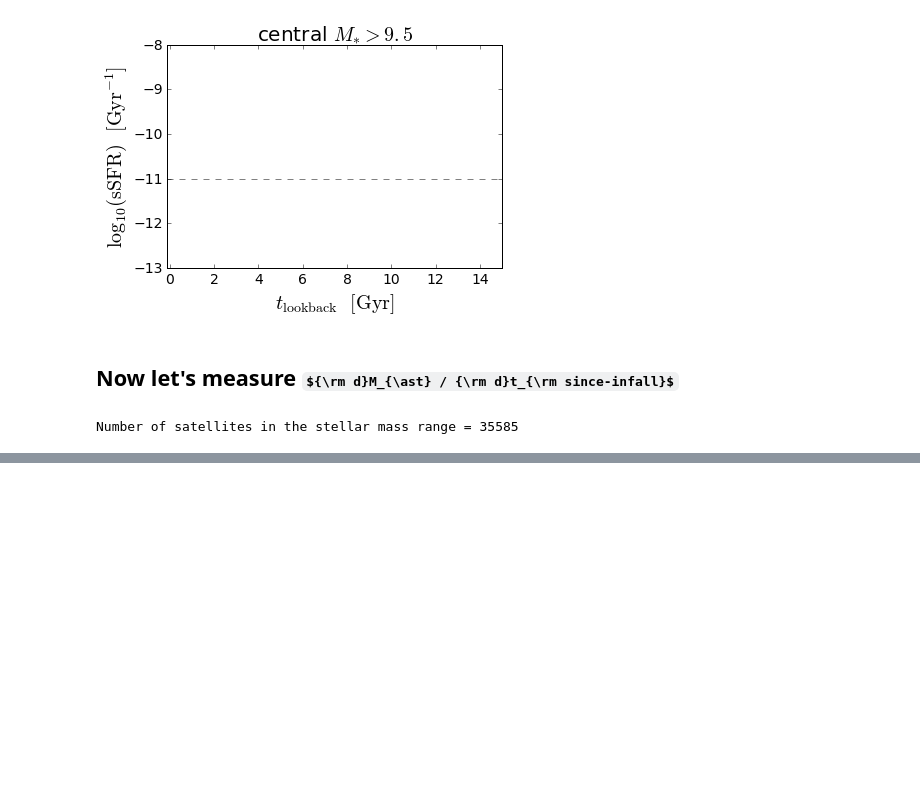
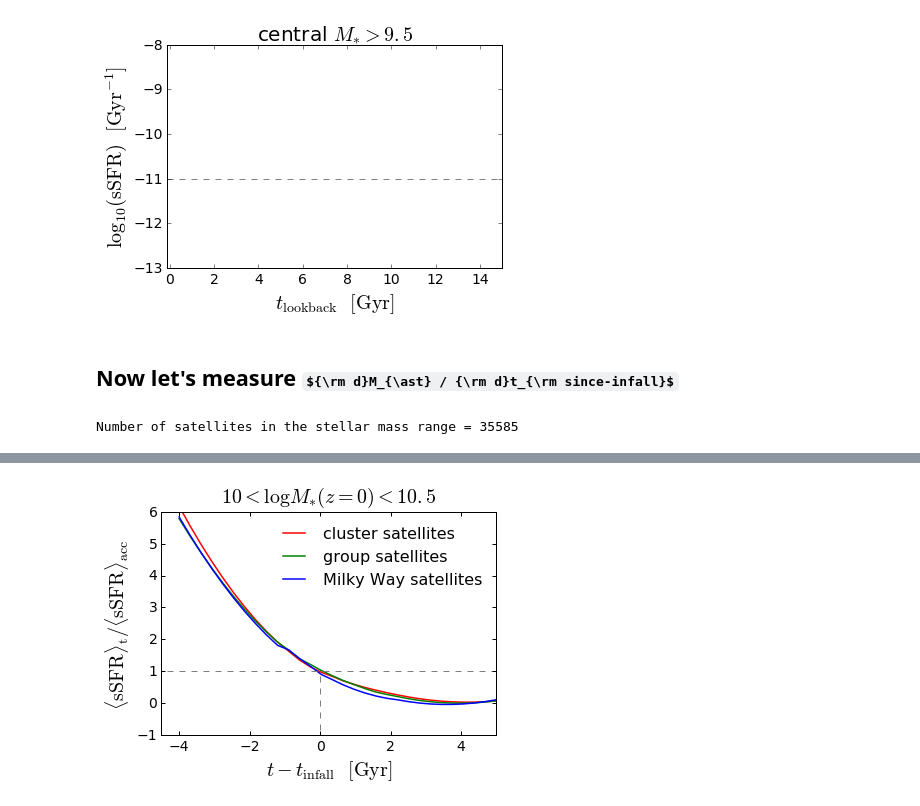
Before and after one commit to aphearin/time_evolving_cam_utils, a Jupyter notebook: plot_quenching_times.ipynb, the cells around one changed output, grey strips where cells are left out. Saved outputs shown, nothing was run; the diff lists cells and outputs as text; code cells hidden in the pictures; some formulas as TeX source; blank space fills up the shorter version.

```diff
--- a/plot_quenching_times.ipynb
+++ b/plot_quenching_times.ipynb
@@ -156,0 +237,40 @@ Number of satellites fixed-tinf sample = 6654
+# %%
+norm_mean_ssfr_post_infall_mhost = 10**mean_ssfr_post_infall_mhost[:, np.argmin(np.abs(delta_time_since_infall_bins))]
+normed_mean_ssfr_post_infall_mhost = 10**mean_ssfr_post_infall_mhost/np.reshape(norm_mean_ssfr_post_infall_mhost, (4, 1))
+# %%
+
+fig = plt.figure()
+ax = fig.add_subplot(111)
+
+xlabel = ax.set_xlabel(r'$t - t_{\rm infall}$  $[{\rm Gyr}]$', fontsize=20)
+ylabel = ax.set_ylabel(r'$\langle{\rm sSFR}\rangle_{\rm t} / \langle{\rm sSFR}\rangle_{\rm acc}$', fontsize=20)
+title = ax.set_title(r'$10 < \log M_{\ast}(z=0) < 10.5$', fontsize=20, y=1.02) # y param fixes an overhanging title
+
+lw = 1.5
+ax.plot(delta_time_since_infall_bins,
+        savgol_filter(normed_mean_ssfr_post_infall_mhost[-1, :], 19, 2),
+        color='red', label='cluster satellites', linewidth=lw)
+ax.plot(delta_time_since_infall_bins,
+        savgol_filter(normed_mean_ssfr_post_infall_mhost[2, :], 19, 2),
+        color='green', label='group satellites', linewidth=lw)
+ax.plot(delta_time_since_infall_bins,
+        savgol_filter(normed_mean_ssfr_post_infall_mhost[0, :], 19, 2),
+        color='blue', label='Milky Way satellites', linewidth=lw)
+
+ax.plot(np.zeros(100), np.linspace(-5, 1, 100), '--', color='gray')
+ax.plot(np.linspace(-10, 10, 100), np.ones(100), '--', color='gray')
+plt.xlim(xmin=-4.5, xmax=5.)
+plt.ylim(ymin = -1, ymax = 6.)
+plt.xticks(fontsize=14)
+plt.yticks(fontsize=14)
+ax.tick_params(axis='x', length=4, width=1, which='major')
+ax.tick_params(axis='x', length=2, width=1, which='minor')
+ax.tick_params(axis='y', length=4, width=1, which='major')
+ax.tick_params(axis='y', length=2, width=1, which='minor')
+
+ax.legend(frameon=False, loc='upper right', fontsize=16)
+
+fig.savefig('FIGS/post_infall_normalized_ssfr_sm10.pdf',
+            bbox_extra_artists=[xlabel, ylabel], bbox_inches='tight')
+# %% [output]
+[figure, added]
```
Also changed, not shown: parts of 9 cells of this notebook, 2 other files.
